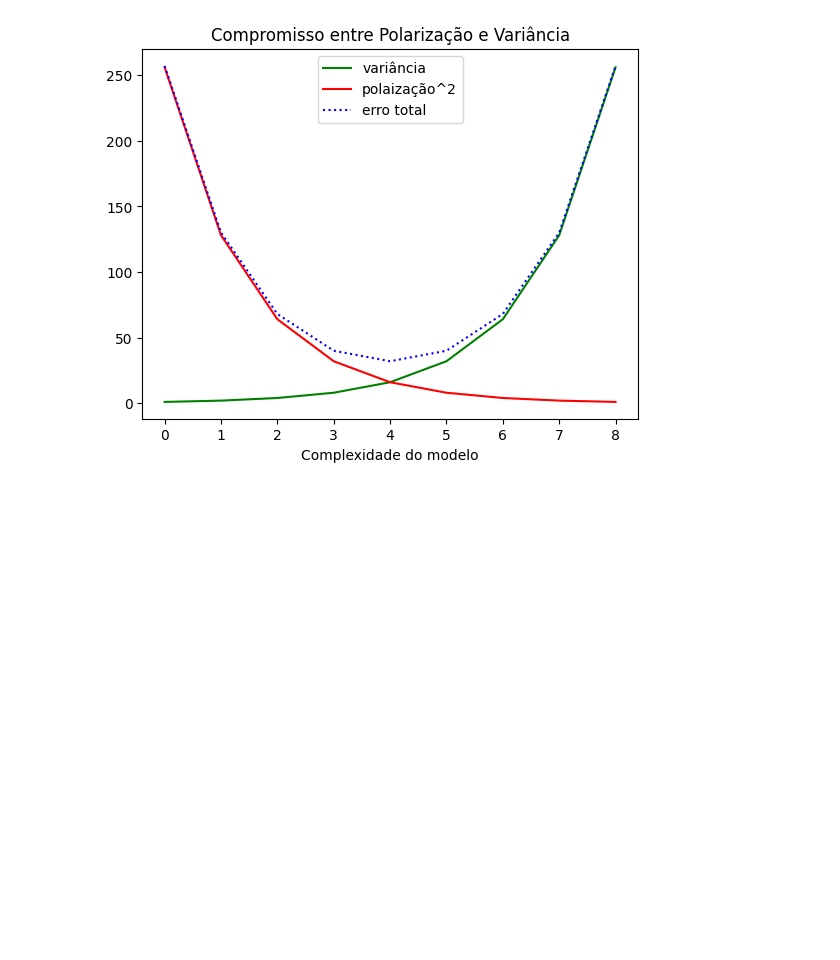
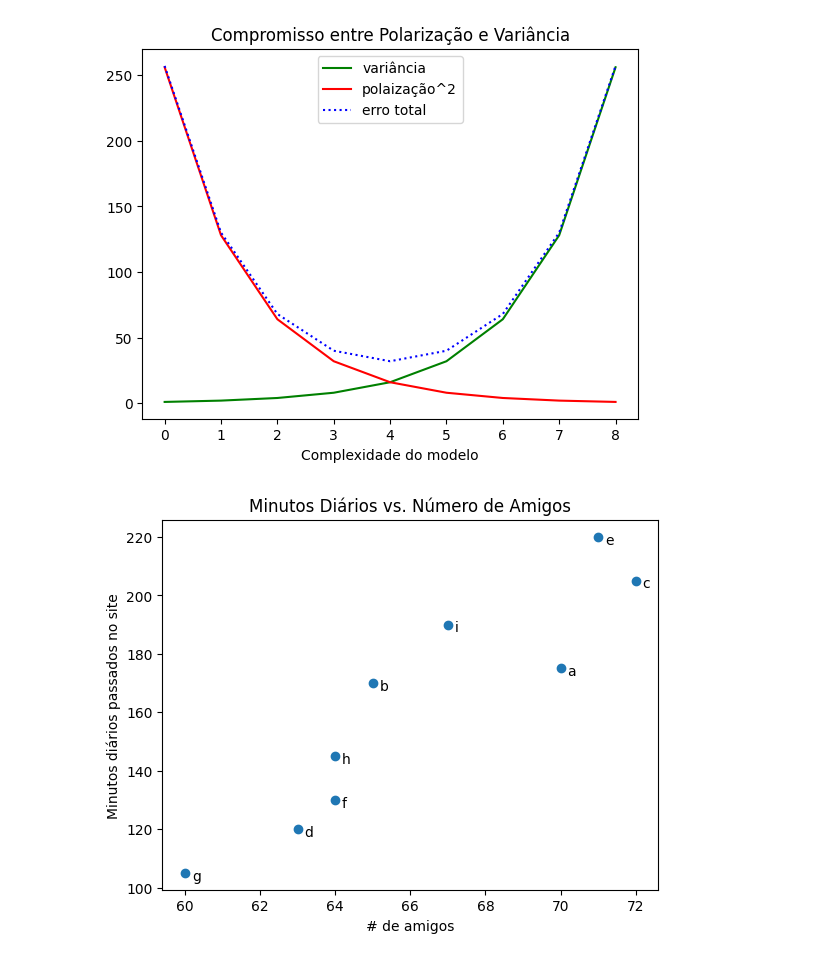
Before and after one commit to Dangelo-dev/Python, a Jupyter notebook: praticaDataScience.ipynb, the cells around one changed output. Cells and saved outputs as stored; diff of their text form; code cells hidden in the pictures; blank space fills up the shorter version.

```diff
--- a/praticaDataScience.ipynb
+++ b/praticaDataScience.ipynb
@@ -905,3 +905,23 @@ plt.title("Compromisso entre Polarização e Variância")
 plt.show()
 # %% [output]
 [figure]
+# %%
+friends = [70,65,72,63,71,64,60,64,67]
+minutes = [175,170,205,120,220,130,105,145,190]
+labels = ['a', 'b', 'c', 'd', 'e', 'f', 'g', 'h', 'i']
+
+plt.scatter(friends, minutes)
+
+# nomeia cada posição
+for label, friend_count, minute_count in zip(labels, friends, minutes):
+    plt.annotate(label,
+                 xy=(friend_count, minute_count), # coloca o rótulo com sua posição
+                 xytext=(5,-5), # mas compensa um pouco
+                 textcoords='offset points')
+
+plt.title("Minutos Diários vs. Número de Amigos")
+plt.xlabel("# de amigos")
+plt.ylabel("Minutos diários passados no site")
+plt.show()
+# %% [output]
+[figure, added]
```
Also changed, not shown: parts of 2 cells of this notebook.
